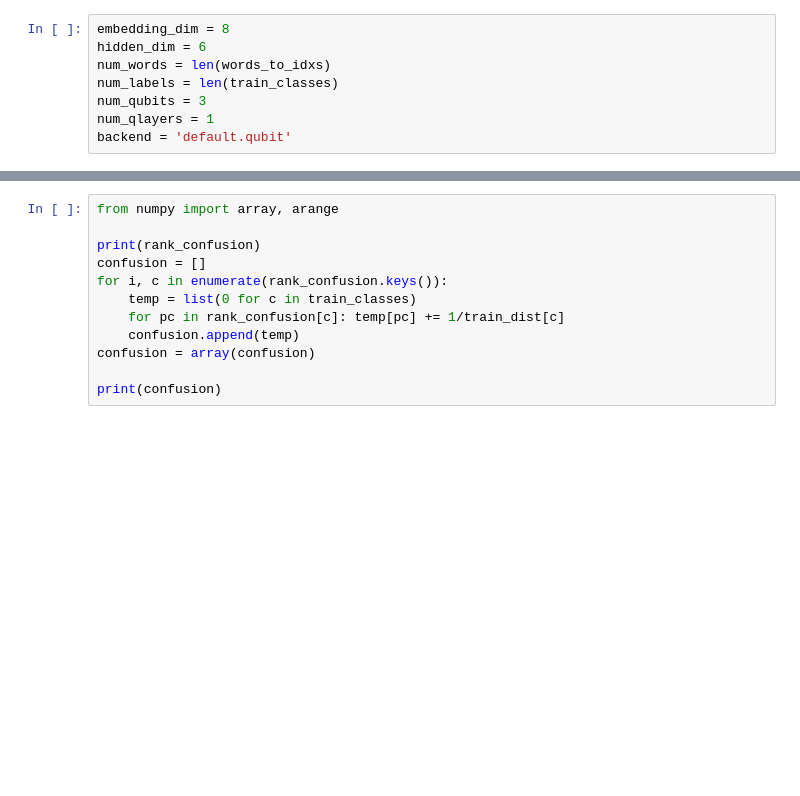
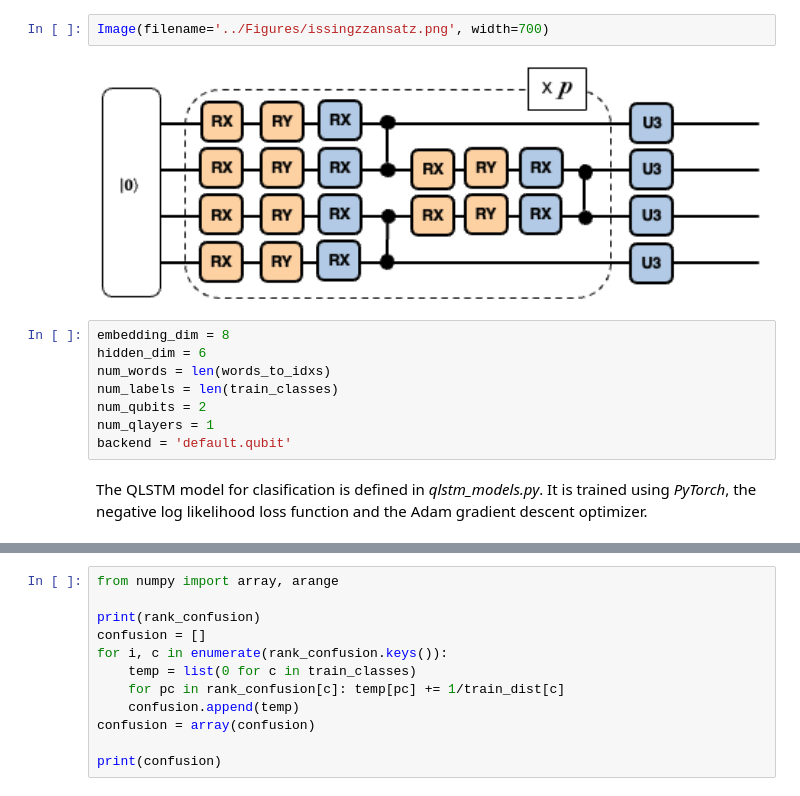
Before and after one commit to Tognognongo/QCE-tutorial, a Jupyter notebook: Examples/qlstm_binary_classifier.ipynb, the cells around one changed output, grey strips where cells are left out. Cells and saved outputs as stored; diff of their text form; blank space fills up the shorter version.

```diff
--- a/Examples/qlstm_binary_classifier.ipynb
+++ b/Examples/qlstm_binary_classifier.ipynb
@@ -54,11 +84,17 @@ print(words_to_idxs)
+# %%
+Image(filename='../Figures/issingzzansatz.png', width=700)
+# %% [output]
+[figure, added]
 # %%
 embedding_dim = 8
 hidden_dim = 6
 num_words = len(words_to_idxs)
 num_labels = len(train_classes)
-num_qubits = 3
+num_qubits = 2
 num_qlayers = 1
 backend = 'default.qubit'
+# %% [markdown]
+The QLSTM model for clasification is defined in *qlstm_models.py*. It is trained using *PyTorch*, the negative log likelihood loss function and the Adam gradient descent optimizer.
 # %%
 from qlstm_models import QLSTMClassifier
 
```
Also changed, not shown: parts of 21 cells of this notebook, 1 other file.
